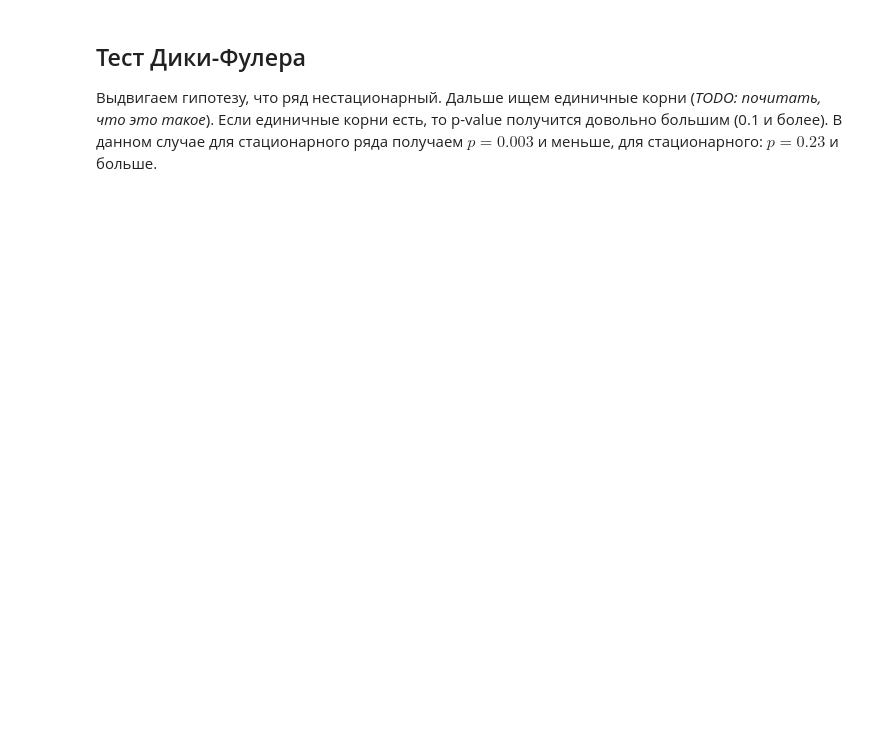
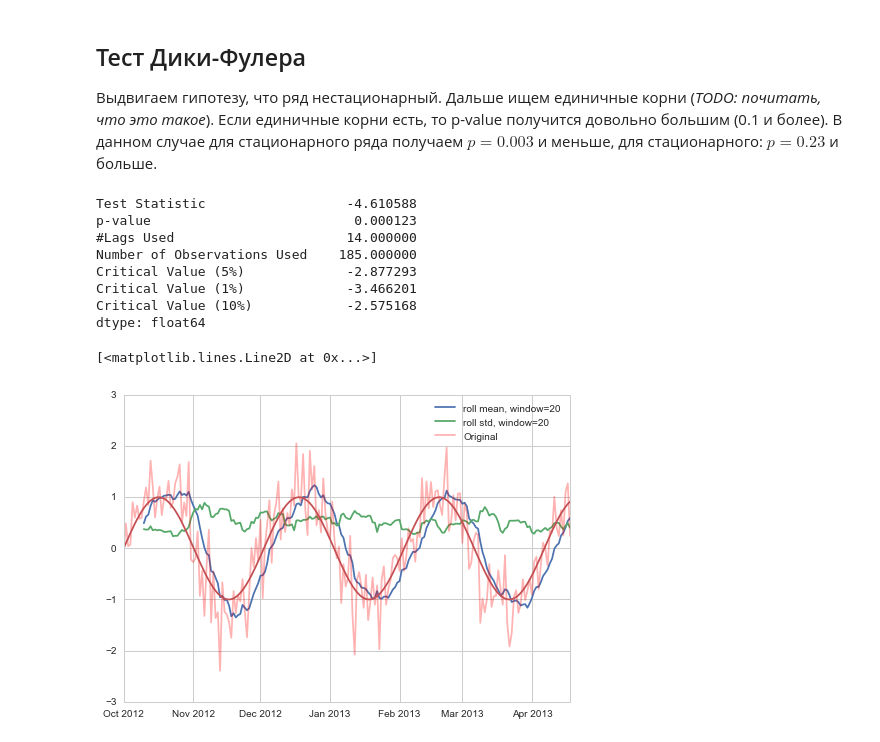
Before and after one commit to SoNicKKK/ML, a Jupyter notebook: Practice/TimeSeries.ipynb, the cells around one changed output. Cells and saved outputs as stored; diff of their text form; code cells hidden in the pictures; blank space fills up the shorter version.

```diff
--- a/Practice/TimeSeries.ipynb
+++ b/Practice/TimeSeries.ipynb
@@ -27,13 +30,3 @@ import matplotlib.pyplot as plt
 import seaborn as sns
 %matplotlib inline
 sns.set(style='whitegrid', context='notebook')
-# %%
-# check stationary
-
-df_roll_mean = pd.rolling_mean(df.set_index('dt'), window=20)
-df_roll_std = pd.rolling_std(df.set_index('dt'), window=20)
-ax = plt.plot(df_roll_mean, label='roll mean, window=20')
-plt.plot(df_roll_std, label='roll std, window=20')
-plt.plot(df.set_index('dt'), color='r', label='Original', alpha=0.3)
-#ax.set_title('Rolling mean and std')
-plt.legend(loc='best')
@@ -61,3 +34,36 @@ dtype: float64
 ## Тест Дики-Фулера
 
 Выдвигаем гипотезу, что ряд нестационарный. Дальше ищем единичные корни (_TODO: почитать, что это такое_). Если единичные корни есть, то p-value получится довольно большим (0.1 и более). В данном случае для стационарного ряда получаем $p = 0.003$ и меньше, для стационарного: $p=0.23$ и больше.
+# %%
+# plot rolling meean, std
+def plot_ma(df):
+    df_roll_mean = pd.rolling_mean(df.val, window=10)
+    df_roll_std = pd.rolling_std(df.val, window=10)
+    ax = plt.plot(df_roll_mean, label='roll mean, window=20')
+    plt.plot(df_roll_std, label='roll std, window=20')
+    plt.plot(df.val, color='r', label='Original', alpha=0.3)
+    plt.legend(loc='best')
+# %%
+# dickey fuller test
+def df_test(df):
+    from statsmodels.tsa.stattools import adfuller
+    dftest = adfuller(df.val)
+    dfoutput = pd.Series(dftest[0:4], index=['Test Statistic','p-value','#Lags Used','Number of Observations Used'])
+    for key,value in dftest[4].items():
+        dfoutput['Critical Value (%s)'%key] = value
+    print(dfoutput)
+# %%
+plot_ma(df)
+df_test(df)
+plt.plot(df.sin, label='Original, no noise')
+# %% [output]
+Test Statistic                  -4.610588
+p-value                          0.000123
+#Lags Used                      14.000000
+Number of Observations Used    185.000000
+Critical Value (5%)             -2.877293
+Critical Value (1%)             -3.466201
+Critical Value (10%)            -2.575168
+dtype: float64
+[<matplotlib.lines.Line2D at 0x...>]
+[figure, added]
```
Also changed, not shown: parts of 4 cells of this notebook, 9 other files.
